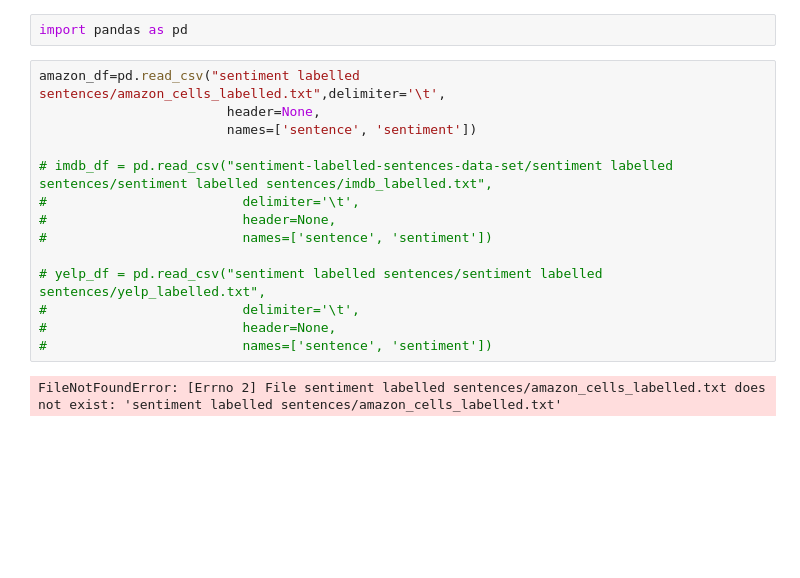
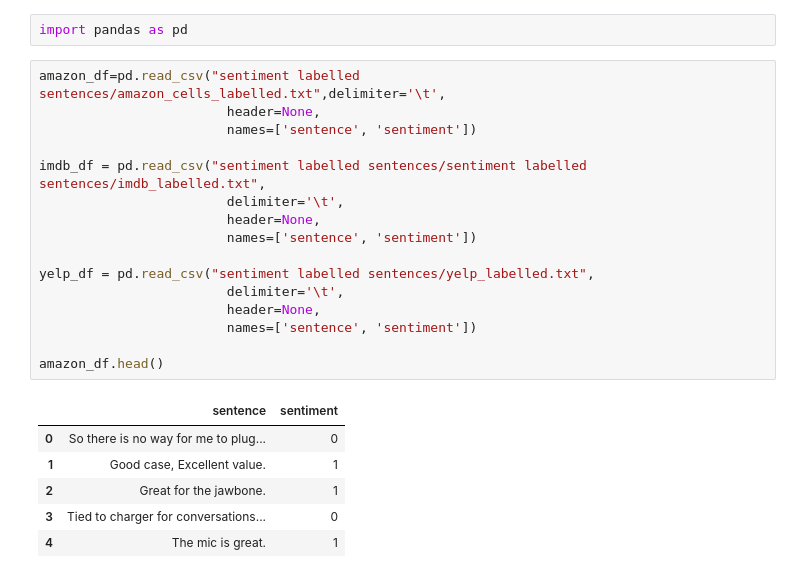
Before and after one commit to ahsantarique/TalkMeUp, a Jupyter notebook: Task 1/task1.ipynb, the cells around one changed output. Drawn from its saved outputs; the diff is of its cells as text; blank space fills up the shorter version.

```diff
--- a/Task 1/task1.ipynb
+++ b/Task 1/task1.ipynb
@@ -24,16 +57,23 @@ import pandas as pd
 # %%
 amazon_df=pd.read_csv("sentiment labelled sentences/amazon_cells_labelled.txt",delimiter='\t',
                         header=None,
                         names=['sentence', 'sentiment'])
 
-# imdb_df = pd.read_csv("sentiment-labelled-sentences-data-set/sentiment labelled sentences/sentiment labelled sentences/imdb_labelled.txt",
-#                         delimiter='\t',
-#                         header=None,
-#                         names=['sentence', 'sentiment'])
+imdb_df = pd.read_csv("sentiment labelled sentences/sentiment labelled sentences/imdb_labelled.txt",
+                        delimiter='\t',
+                        header=None,
+                        names=['sentence', 'sentiment'])
 
-# yelp_df = pd.read_csv("sentiment labelled sentences/sentiment labelled sentences/yelp_labelled.txt",
-#                         delimiter='\t',
-#                         header=None,
-#                         names=['sentence', 'sentiment'])
+yelp_df = pd.read_csv("sentiment labelled sentences/yelp_labelled.txt",
+                        delimiter='\t',
+                        header=None,
+                        names=['sentence', 'sentiment'])
+
+amazon_df.head()
 # %% [output]
-FileNotFoundError: [Errno 2] File sentiment labelled sentences/amazon_cells_labelled.txt does not exist: 'sentiment labelled sentences/amazon_cells_labelled.txt'
+|  | sentence | sentiment |
+| 0 | So there is no way for me to plug... | 0 |
+| 1 | Good case, Excellent value. | 1 |
+| 2 | Great for the jawbone. | 1 |
+| 3 | Tied to charger for conversations... | 0 |
+| 4 | The mic is great. | 1 |
```
Also changed, not shown: parts of 34 cells of this notebook.
